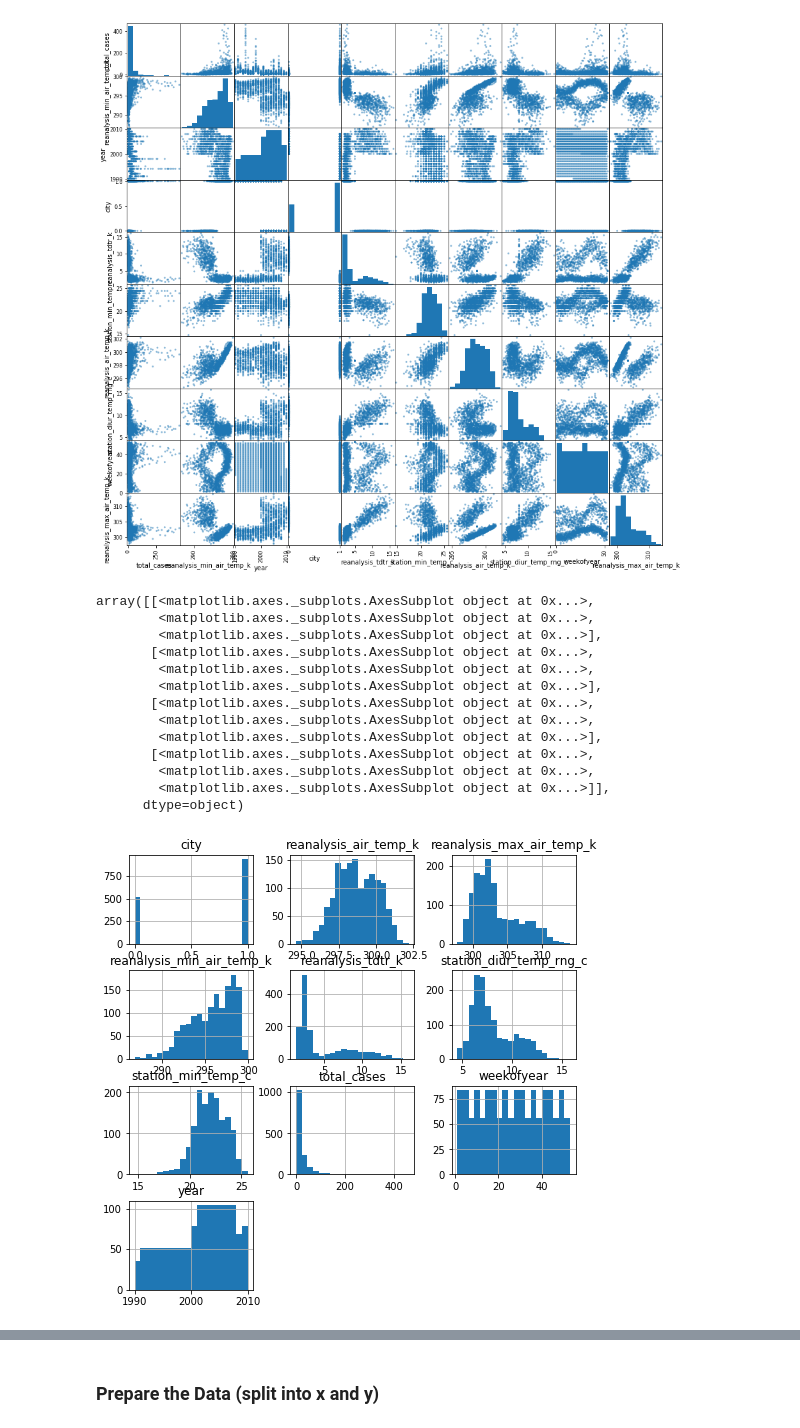
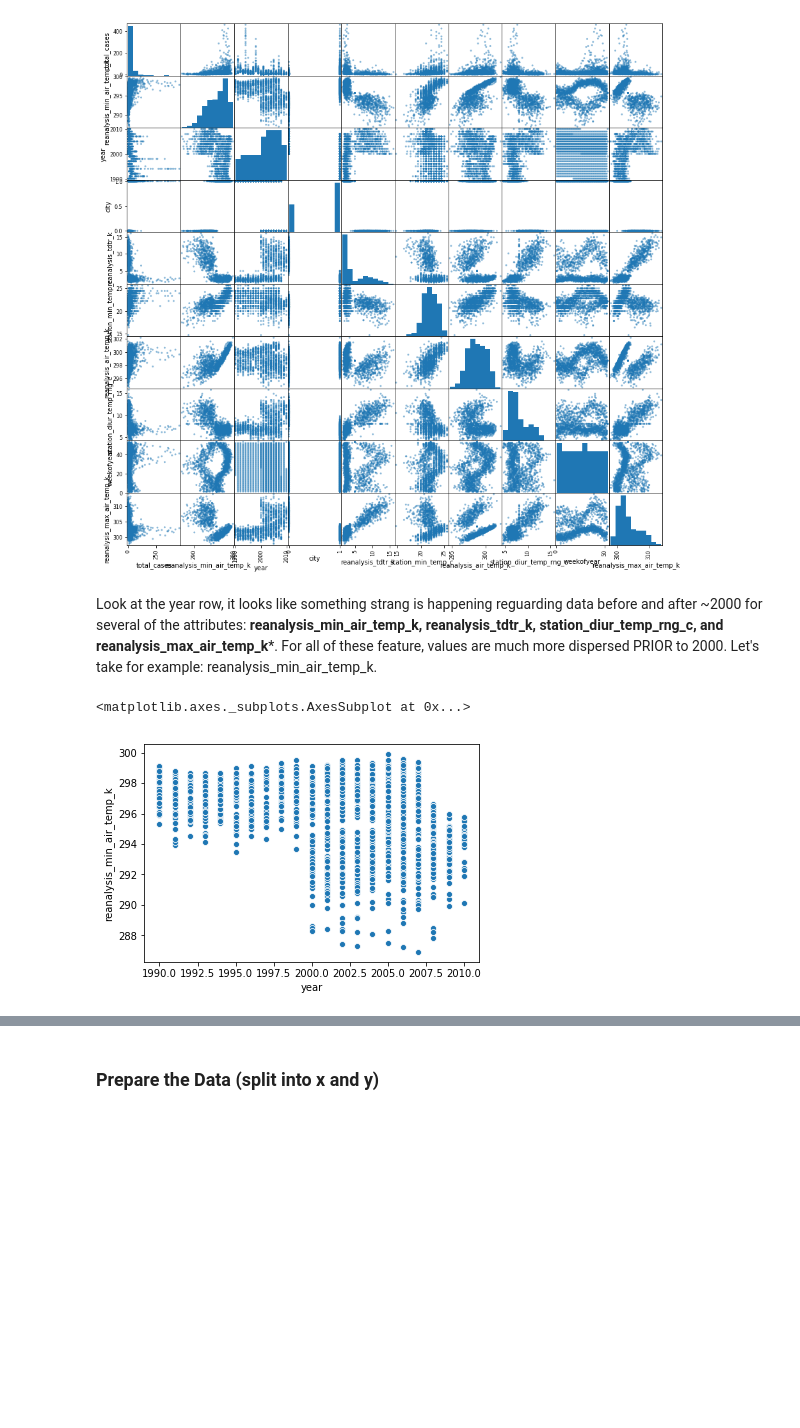
Before and after one commit to ewellsgray/data_science, a Jupyter notebook: dengue/dengue_predict.ipynb, the cells around one changed output, grey strips where cells are left out. Drawn from its saved outputs; the diff is of its cells as text; code cells hidden in the pictures; blank space fills up the shorter version.

```diff
--- a/dengue/dengue_predict.ipynb
+++ b/dengue/dengue_predict.ipynb
@@ -263,4 +277,16 @@ plt.title('Feature Correlation (with Target)')
 # %% [output]
 Text(0.5,1,'Feature Correlation (with Target)')
 [figure]
+# %%
+def move_target_to_end(df,target_label):
+        cols = df.columns.tolist()
+        #print(cols[23])
+        p = cols.index(target_label)
+        print(p)
+        cols_new=cols[0:p]
+        cols_new = cols_new + cols[p+1:]
+        cols_new.append(cols[p])
+        print(cols_new)
+        df=df[cols_new]
+        return df
 # %%
@@ -271,0 +319,2 @@ print(high_corr_feat)
+# %%
+df=move_target_to_end(df,'total_cases')
@@ -292,20 +343,10 @@ Index(['precipitation_amt_mm', 'reanalysis_air_temp_k',
 _=pd.plotting.scatter_matrix(df[high_corr_feat], figsize=(15,15))
 # %% [output]
 [figure]
-# %%
-df[high_corr_feat].hist(figsize=(8,8), bins=20)
-# %% [output]
-array([[<matplotlib.axes._subplots.AxesSubplot object at 0x...>,
-        <matplotlib.axes._subplots.AxesSubplot object at 0x...>,
-        <matplotlib.axes._subplots.AxesSubplot object at 0x...>],
-       [<matplotlib.axes._subplots.AxesSubplot object at 0x...>,
-        <matplotlib.axes._subplots.AxesSubplot object at 0x...>,
-        <matplotlib.axes._subplots.AxesSubplot object at 0x...>],
-       [<matplotlib.axes._subplots.AxesSubplot object at 0x...>,
-        <matplotlib.axes._subplots.AxesSubplot object at 0x...>,
-        <matplotlib.axes._subplots.AxesSubplot object at 0x...>],
-       [<matplotlib.axes._subplots.AxesSubplot object at 0x...>,
-        <matplotlib.axes._subplots.AxesSubplot object at 0x...>,
-        <matplotlib.axes._subplots.AxesSubplot object at 0x...>]],
-      dtype=object)
-[figure, removed]
+# %% [markdown]
+Look at the year row, it looks like something strang is happening reguarding data before and after ~2000 for several of the attributes: **reanalysis_min_air_temp_k, reanalysis_tdtr_k, station_diur_temp_rng_c, and reanalysis_max_air_temp_k***. For all of these feature, values are much more dispersed PRIOR to 2000. Let's take for example: reanalysis_min_air_temp_k.
+# %%
+sn.scatterplot(df["year"],df["reanalysis_min_air_temp_k"])
+# %% [output]
+<matplotlib.axes._subplots.AxesSubplot at 0x...>
+[figure, added]
```
Also changed, not shown: parts of 62 cells of this notebook.
